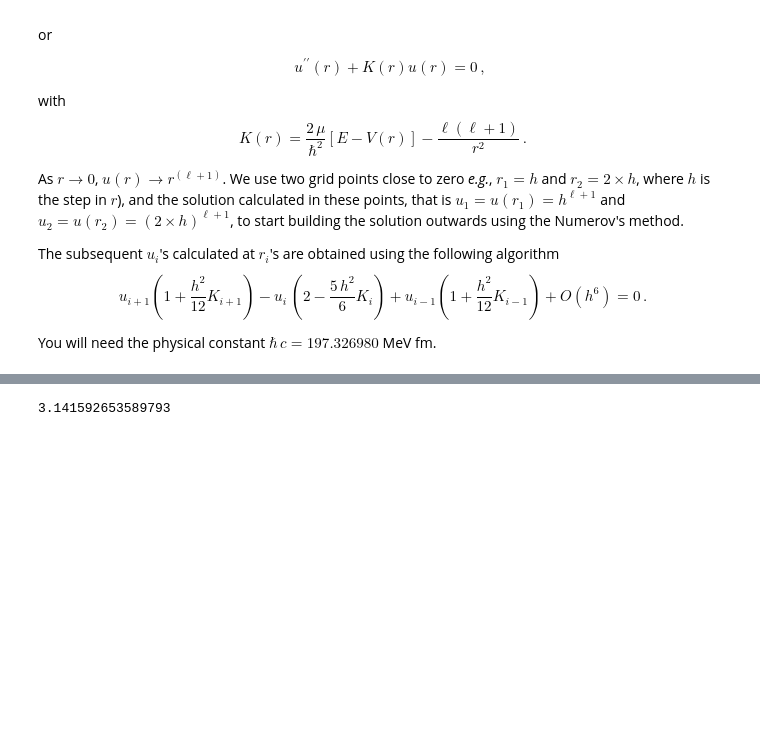
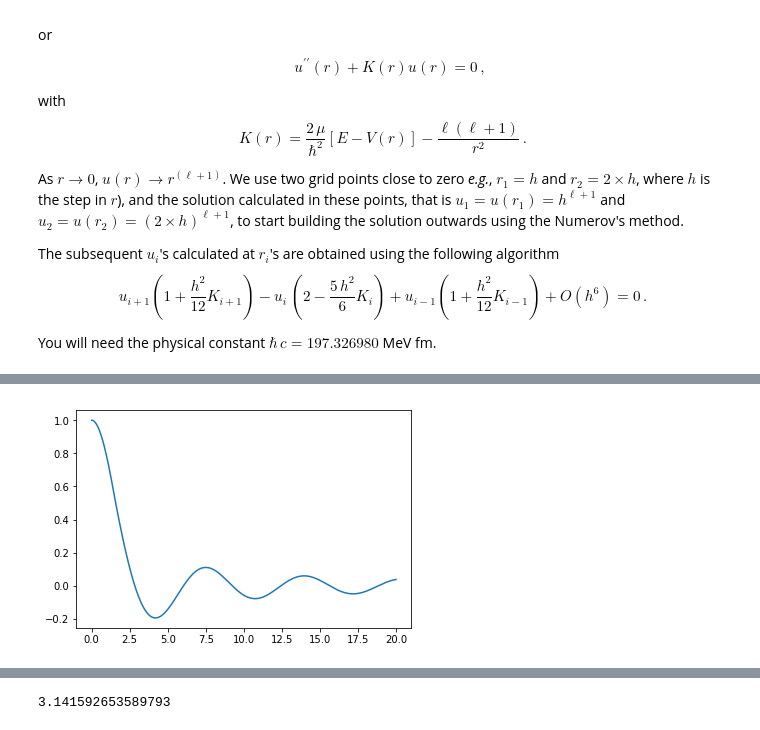
Before and after one commit to dronchin/Two-Nucleon-Scattering, a Jupyter notebook: src/Two-Nucleon scattering.ipynb, the cells around one changed output, grey strips where cells are left out. Saved outputs shown, nothing was run; the diff lists cells and outputs as text; code cells hidden in the pictures; blank space fills up the shorter version.

Commit message:
finish numerov, start phaseshift

```diff
--- a/src/Two-Nucleon scattering.ipynb
+++ b/src/Two-Nucleon scattering.ipynb
@@ -63,41 +64,48 @@ You will need the physical constant $\hbar\,c = 197.326980$ MeV fm.
 mu = 938/2 #MeV/c^2
 hbarc = 197.326980 #MeV fm
 # %%
-#def numerovWF(E,V0,l,n,Rmax):
-#     '''Uses Numerov's algorithm to solve the radial equation and get the wavefunction for a nucleon
-#     with energy E, scattered off of a potential V0. l is the angular momentum of the partial wave
-#     under consideration.
-#     n=number of points
-#     Rmax=max integration point'''
+def numerovWF(E,V0,R,l,n,Rmax):
+    '''Uses Numerov's algorithm to solve the radial equation and get the wavefunction for a nucleon
+    with energy E, scattered off of a potential V0. l is the angular momentum of the partial wave
+    under consideration.
+    n=number of points
+    R=radius of potential
+    Rmax=max integration point'''
 
-R = 1.45 #fm
-V0 = -20
+    h = Rmax/n
 
-l = 0
-Rmax = 10
-n = 1000
+    #Set up array for wavefuntion
+    wavefunc = np.zeros(n)
+    r = np.arange(h, Rmax+h, h)
+    V = np.zeros_like(r)
+
+    for i in range(len(V)):
+        if r[i] <= R:
+            V[i] = V0
+
+    K = 2*mu/hbarc**2*(E*np.ones_like(r) - V) - l*(l+1)/r**2
+
+    #solve approximation for first two steps r0 and r1
+    wavefunc[0] = r[0]**(l+1)
+    wavefunc[1] = r[1]**(l+1)
+
+    #loop over the rest of the wavefunction calculating r_i+1
+    for i in range(2,n):
+        wavefunc[i] = 1/(1+h**2/12*K[i])*(wavefunc[i-1]*(2-5*h**2*K[i-1]/6) - wavefunc[i-2]*(1+h**2*K[i-2]/12))
+
+    return wavefunc
 
 
+E = 40
+V0 = -20
+R = 1.45
+l = 0
+n = 10000
+Rmax = 20
+
 h = Rmax/n
+r = np.arange(h, Rmax+h, h)
 
-#Set up array for wavefuntion
-wavefunc = np.zeros(n+1)
-r = np.arange(0, Rmax+h, h)
-E = np.ones_like(r)
-V = np.zeros_like(r)
-
-for i in range(len(V)):
-    if r[i] <= R:
-        V[i] = Vo
-
-K = 2*mu/hbarc**2*(E - V) - l*(l+1)/r**2
-
-#solve approximation for first two steps r0 and r1
-wavefunc[0] = r[0]**(l+1)
-wavefunc[1] = r[1]**(l+1)
-
-#loop over the rest of the wavefunction calculating r_i+1
-for i in range(2,n+1):
-    wavefunc[i] = 1/(1+h**2/12*)
-#return wavefunc
+wavefunc = numerovWF(E, V0, R, l, n, Rmax)
+plt.plot(r, wavefunc/r)
 # %% [output]
@@ -120,0 +113 @@ for i in range(2,n+1):
+[figure, added]
```
Also changed, not shown: parts of 5 cells of this notebook.
